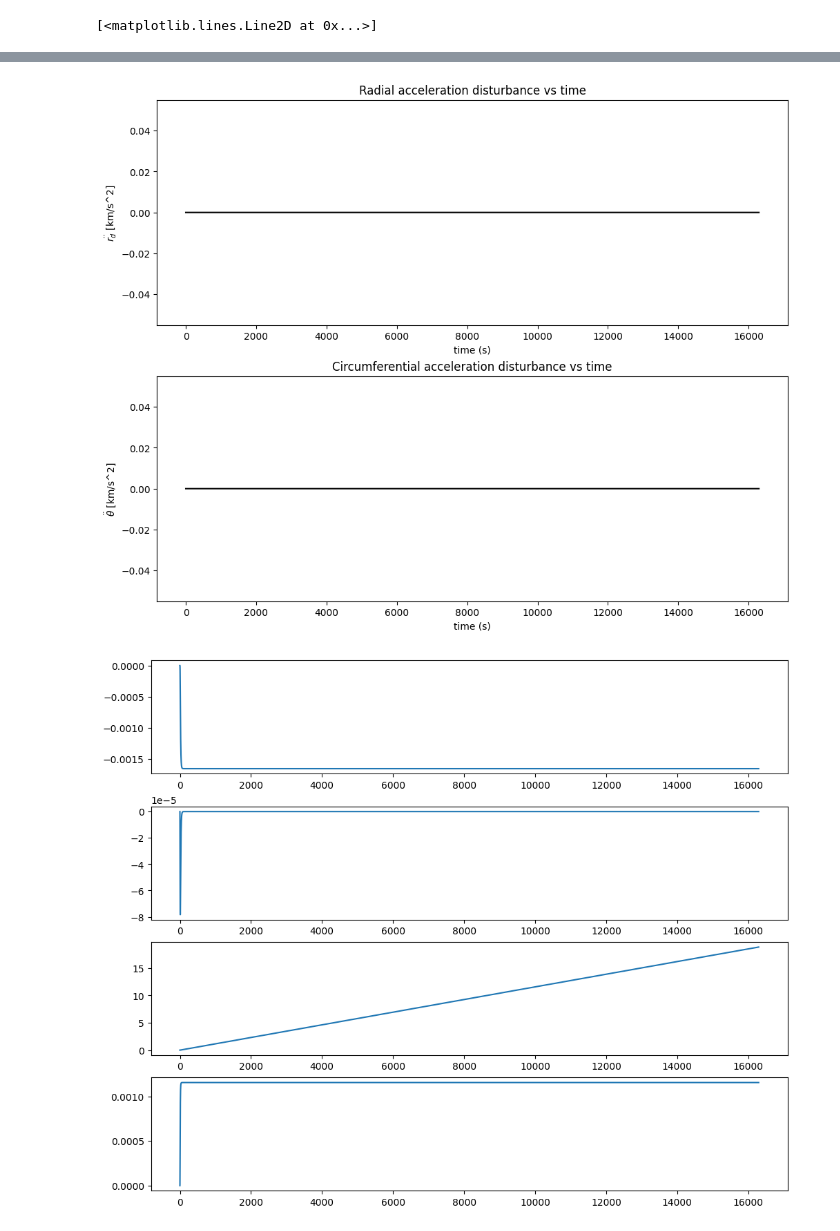
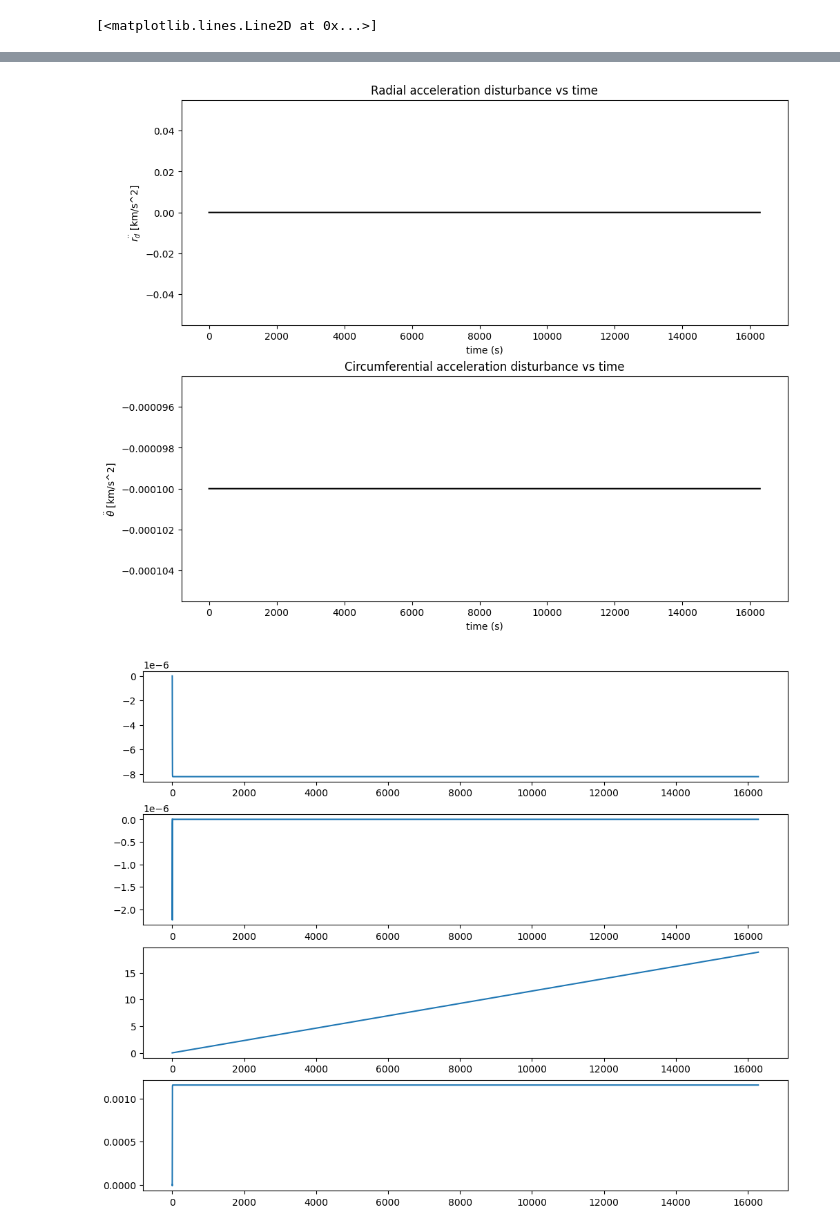
Before and after one commit to Graham-Dobbie/ASEN_5014_Project, a Jupyter notebook: lin_control.ipynb, the cells around one changed output, grey strips where cells are left out. Drawn from its saved outputs; the diff is of its cells as text; code cells hidden in the pictures.

```diff
--- a/lin_control.ipynb
+++ b/lin_control.ipynb
@@ -43,14 +44,14 @@ omega_des = np.sqrt(mu/(r0**3))
 
 # Define reference input
 
-ref = np.vstack((np.zeros(len(tvec)), omega_des * tvec))
+ref = np.vstack((np.zeros(len(tvec)), [omega_des] * tvec))
 #ref = np.zeros(len(tvec))
 
 # Define a disturbance profile
 d = np.zeros([2,len(tvec)])
 
 # For now, random constant disturbance
-#d[1,:] = -0.0001
+d[1,:] = -0.0001
 
 
 G = np.array([[0,0],[1,0],[0,0],[0,1]])
@@ -74,13 +75,13 @@ n_states = AaugOL.shape[0]
 if n_states == r:
     print("System is reachable \n")
 
-des_poles = np.array([-1,-0.1,-0.2,-0.3,-0.4,-0.5])
+des_poles = np.array([-1,-1.1,-1.2,-1.3,-1.4,-1.5])
 
 res = place_poles(AaugOL,BaugOL,des_poles)
 Ka = res.gain_matrix
 
 AaugCL = AaugOL - BaugOL@Ka
-BaugCL = np.block([[np.zeros([4,2]),G],[np.eye(2),np.zeros([2,2])]])
+BaugCL = np.block([[np.zeros([4,2]),G],[np.array([[1,0],[0,1]]),np.zeros([2,2])]])
 
 sys = StateSpace(AaugCL,BaugCL,CaugOL,DaugOL)
 
@@ -142,5 +143,5 @@ System is reachable
-[figure, old version]
+[figure, new version]
-[figure, old version]
+[figure, new version]
 # %%
 ## Use control law with NL dynamics
 
```
Also changed, not shown: parts of 5 cells of this notebook.
